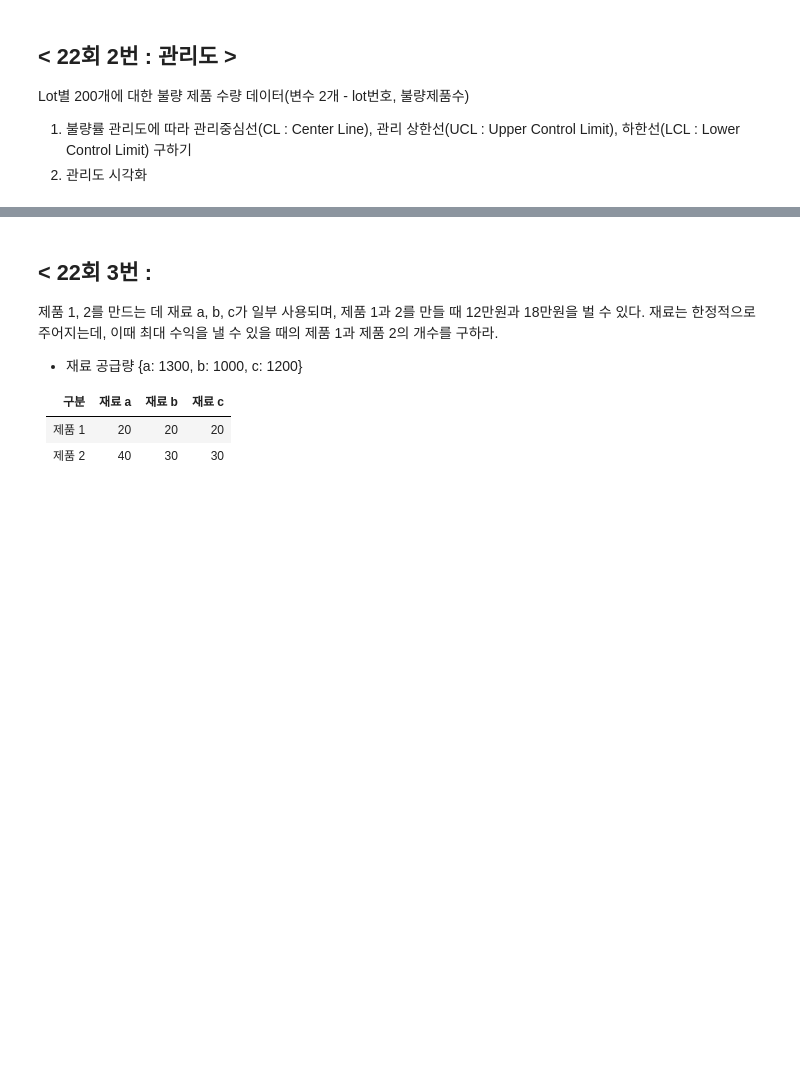
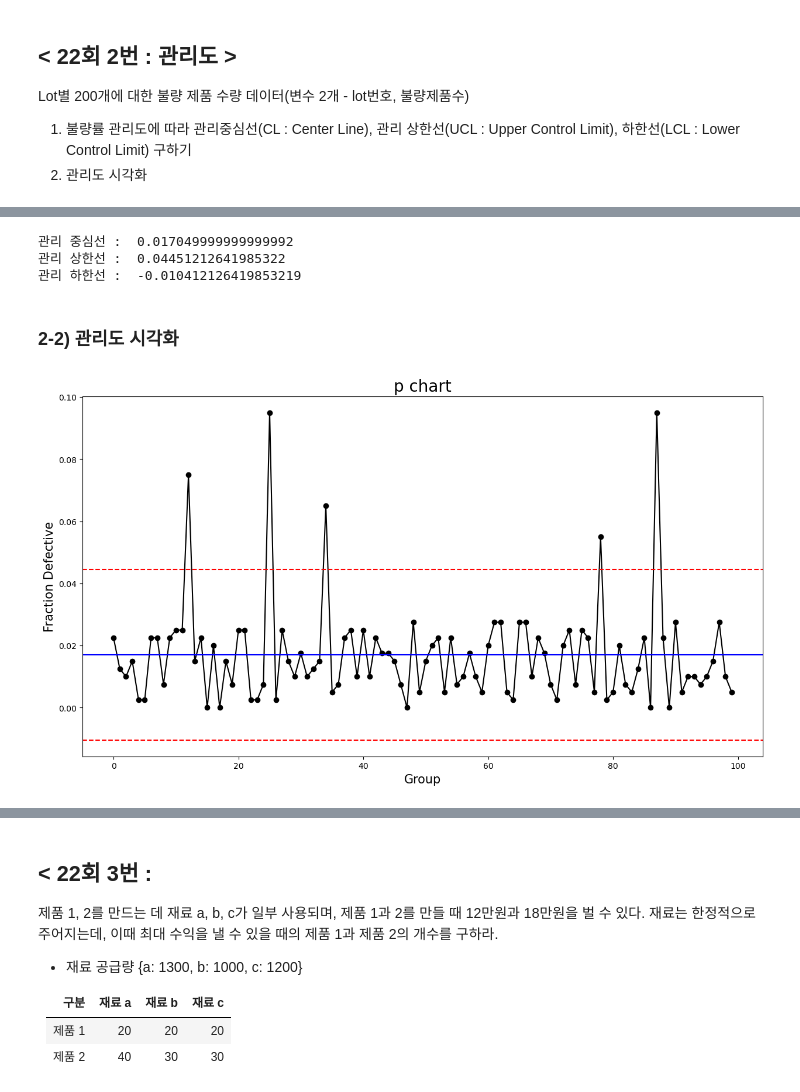
Before and after one commit to Minju-nimm/ADP, a Jupyter notebook: 기출/ADP_통계기출_24_21.ipynb, the cells around one changed output, grey strips where cells are left out. Cells and saved outputs as stored; diff of their text form; code cells hidden in the pictures; blank space fills up the shorter version.

```diff
--- a/기출/ADP_통계기출_24_21.ipynb
+++ b/기출/ADP_통계기출_24_21.ipynb
@@ -583,3 +731,8 @@ Lot별 200개에 대한 불량 제품 수량 데이터(변수 2개 - lot번호,
 
 1. 불량률 관리도에 따라 관리중심선(CL : Center Line), 관리 상한선(UCL : Upper Control Limit), 하한선(LCL : Lower Control Limit) 구하기
 2. 관리도 시각화
+# %%
+import pandas as pd
+
+df = pd.read_csv('https://raw.githubusercontent.com/Datamanim/datarepo/main/adp/22/error.csv')
+df.head()
@@ -587,0 +803,39 @@ Lot별 200개에 대한 불량 제품 수량 데이터(변수 2개 - lot번호,
+# %%
+import statistics
+import matplotlib.pyplot as plt
+
+size = 200
+
+# 불량이 날 확률
+df["p"] = df["error_case_number"]/size
+
+CL = df["p"].mean()
+UCL = statistics.mean(df["p"]) + 3 * (np.sqrt((statistics.mean(df["p"])*(1 - statistics.mean(df["p"])))/(size)))
+LCL = statistics.mean(df["p"]) - 3 * (np.sqrt((statistics.mean(df["p"])*(1 - statistics.mean(df["p"])))/(size)))
+
+
+print("관리 중심선 : ", CL)
+print("관리 상한선 : ", UCL)
+print("관리 하한선 : ", LCL)
+# %% [output]
+관리 중심선 :  0.017049999999999992
+관리 상한선 :  0.04451212641985322
+관리 하한선 :  -0.010412126419853219
+# %% [markdown]
+### 2-2) 관리도 시각화
+# %%
+# plot p-chart
+plt.figure(figsize=(15, 8))
+plt.plot(df["p"], linestyle="-", marker="o", color="black")
+plt.axhline(statistics.mean(df["p"]) + 3 * (np.sqrt((statistics.mean(df["p"])*(1 - statistics.mean(df["p"])))/(size))),
+            color="red", linestyle="dashed")
+plt.axhline(statistics.mean(df["p"]) - 3 * (np.sqrt((statistics.mean(df["p"])*(1 - statistics.mean(df["p"])))/(size))),
+            color="red", linestyle="dashed")
+plt.axhline(statistics.mean(df["p"]), color="blue")
+
+plt.title("p chart", fontsize=20)
+plt.xlabel("Group", fontsize=15)
+plt.ylabel("Fraction Defective", fontsize=15)
+plt.show()
+# %% [output]
+[figure, added]
```
Also changed, not shown: parts of 23 cells of this notebook, 3 other files.
